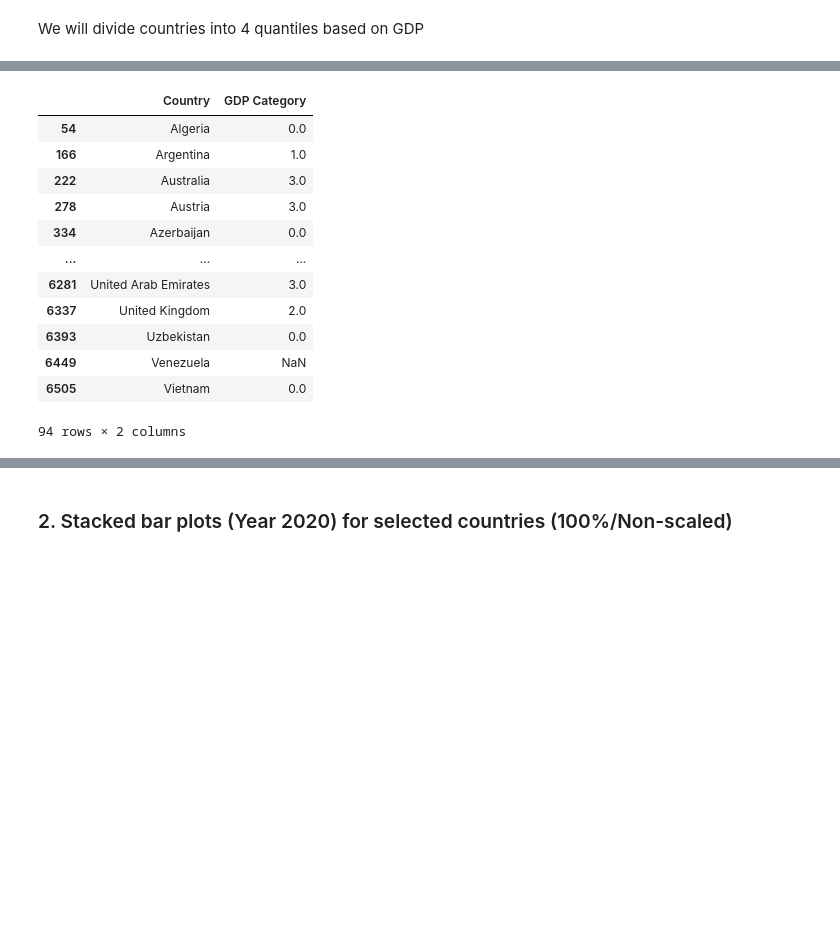
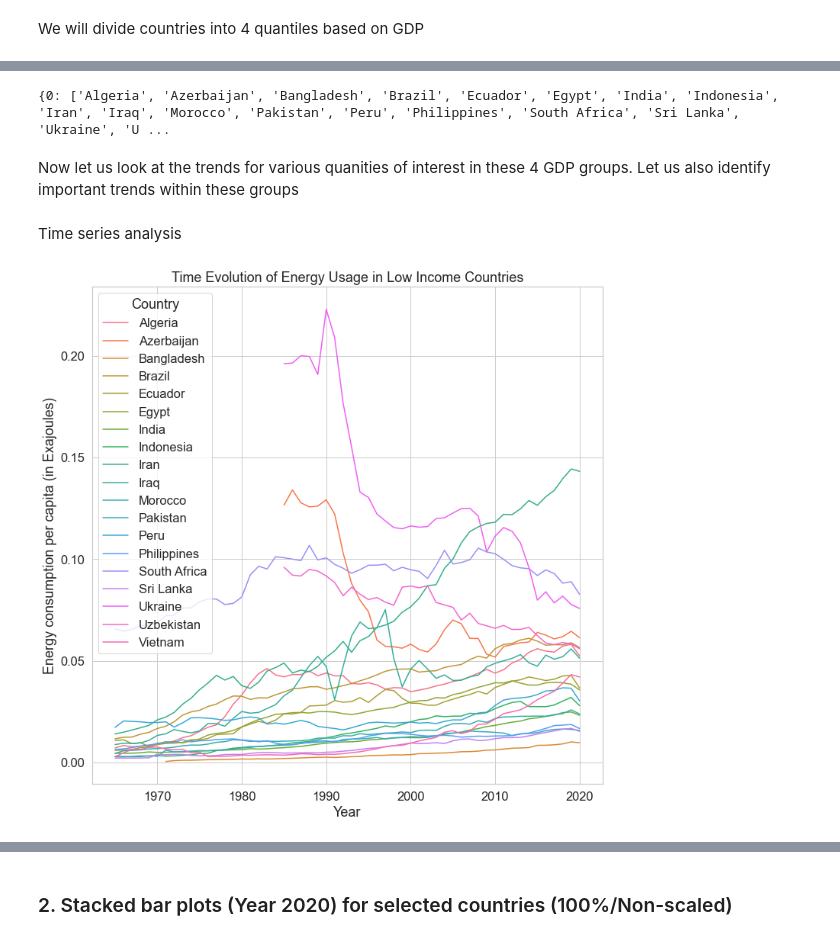
Before and after one commit to PranavaSinghal/DS203-Project, a Jupyter notebook: DS203_project.ipynb, the cells around one changed output, grey strips where cells are left out. Drawn from its saved outputs; the diff is of its cells as text; code cells hidden in the pictures; blank space fills up the shorter version.

Commit message:
Added time series

```diff
--- a/DS203_project.ipynb
+++ b/DS203_project.ipynb
@@ -1653,6 +1656,5 @@ gdp_category = pd.DataFrame(np.nan, index = range(df.shape[0]), columns=['GDP Ca
 for i in df_final.index:
     cat = returnGDPcat(df_final['GDP'][i], df_final['Year'][i] )
     gdp_category['GDP Category'][i] = cat
-df_final = df_final.drop('GDP Category', axis = 1)
+
 df_final = df_final.join(gdp_category)
-df_per_capita = df_per_capita.join(gdp_category)
@@ -1659,16 +1665,54 @@ df_per_capita = df_per_capita.join(gdp_category)
 # %%
-df_final[df_final['Year']==2019][['Country','GDP Category']]
+
+countries_by_gdp = {0:[],1:[],2:[],3:[]}
+for i in range(4):
+    countries_by_gdp[i] = list(df_final[(df_final['Year']==2019) & (df_final['GDP Category'] == i)]['Country'].unique())
+
+print(countries_by_gdp)
 # %% [output]
-|  | Country | GDP Category |
-| 54 | Algeria | 0.0 |
-| 166 | Argentina | 1.0 |
-| 222 | Australia | 3.0 |
-| 278 | Austria | 3.0 |
-| 334 | Azerbaijan | 0.0 |
-| ... | ... | ... |
-| 6281 | United Arab Emirates | 3.0 |
-| 6337 | United Kingdom | 2.0 |
-| 6393 | Uzbekistan | 0.0 |
-| 6449 | Venezuela | NaN |
-| 6505 | Vietnam | 0.0 |
-94 rows × 2 columns
+{0: ['Algeria', 'Azerbaijan', 'Bangladesh', 'Brazil', 'Ecuador', 'Egypt', 'India', 'Indonesia', 'Iran', 'Iraq', 'Morocco', 'Pakistan', 'Peru', 'Philippines', 'South Africa', 'Sri Lanka', 'Ukraine', 'U ...
+# %% [markdown]
+Now let us look at the trends for various quanities of interest in these 4 GDP groups. Let us also identify important trends within these groups
+# %% [markdown]
+Time series analysis
+# %%
+sns.set(rc={'figure.figsize':(13, 13)}, font_scale = 1.2, style = "whitegrid")
+df_year = df_per_capita[df_per_capita['Year']==2019]
+df_year.reset_index()
+df_year = df_year[~df_year['Country'].str.contains(pat = "Total")]
+
+plt.suptitle('Correlation between per-capita metrics and HDI',fontsize = 'x-large')
+plt.subplot(2,2,1)
+sns.regplot(x=df_year['HDI'], y=df_year['Total Primary Energy Consumption'])
+plt.xscale("log")
+plt.ylabel('Primary Energy Consumption')
+plt.yscale("log")
+plt.subplot(2, 2, 2)
+sns.regplot(x=df_year['HDI'], y=df_year['Total Renewable Energy'])
+plt.xscale("log")
+plt.ylabel('Renewable Energy Consumption')
+plt.yscale("log")
+plt.subplot(2, 2, 3)
+sns.regplot(x=df_year['HDI'], y=df_year['Total Non-Renewable Energy'])
+plt.xscale("log")
+plt.ylabel('Non-Renewable Energy Consumption')
+plt.yscale("log")
+plt.subplot(2, 2, 4)
+sns.regplot(x=df_year['HDI'], y=df_year['CO2 (in million tonnes)'])
+plt.xscale("log")
+plt.ylabel(r'$CO_2$ emission (in million tonnes)')
+plt.yscale("log")
+plt.tight_layout(pad=2)
+plt.show()
+# %%
+df_low_income = df_per_capita[df_per_capita['Country'].isin(countries_by_gdp[0])]
+
+sns.set(rc={'figure.figsize':(12, 12)}, font_scale = 1.5, style = "whitegrid")
+sns.lineplot(x = 'Year', y= 'Total Primary Energy Consumption', hue = 'Country',data = df_low_income)
+plt.title('Time Evolution of Energy Usage in Low Income Countries')
+ax = plt.gca()
+#ax.legend_ = None # Hide the legend
+plt.ylabel('Energy consumption per capita (in Exajoules)')
+plt.show()
+# %% [output]
+[figure, added]
```
Also changed, not shown: parts of 14 cells of this notebook.
